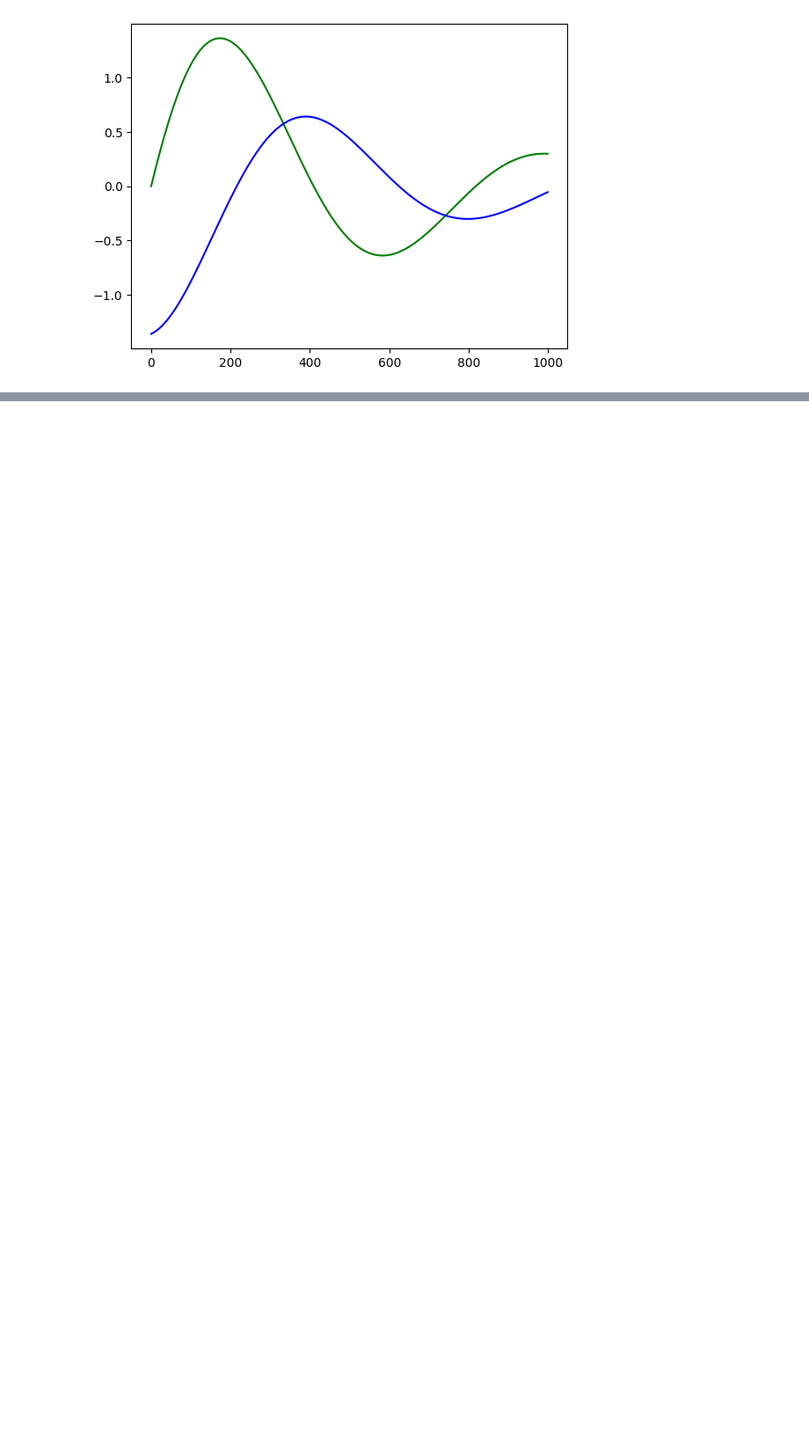
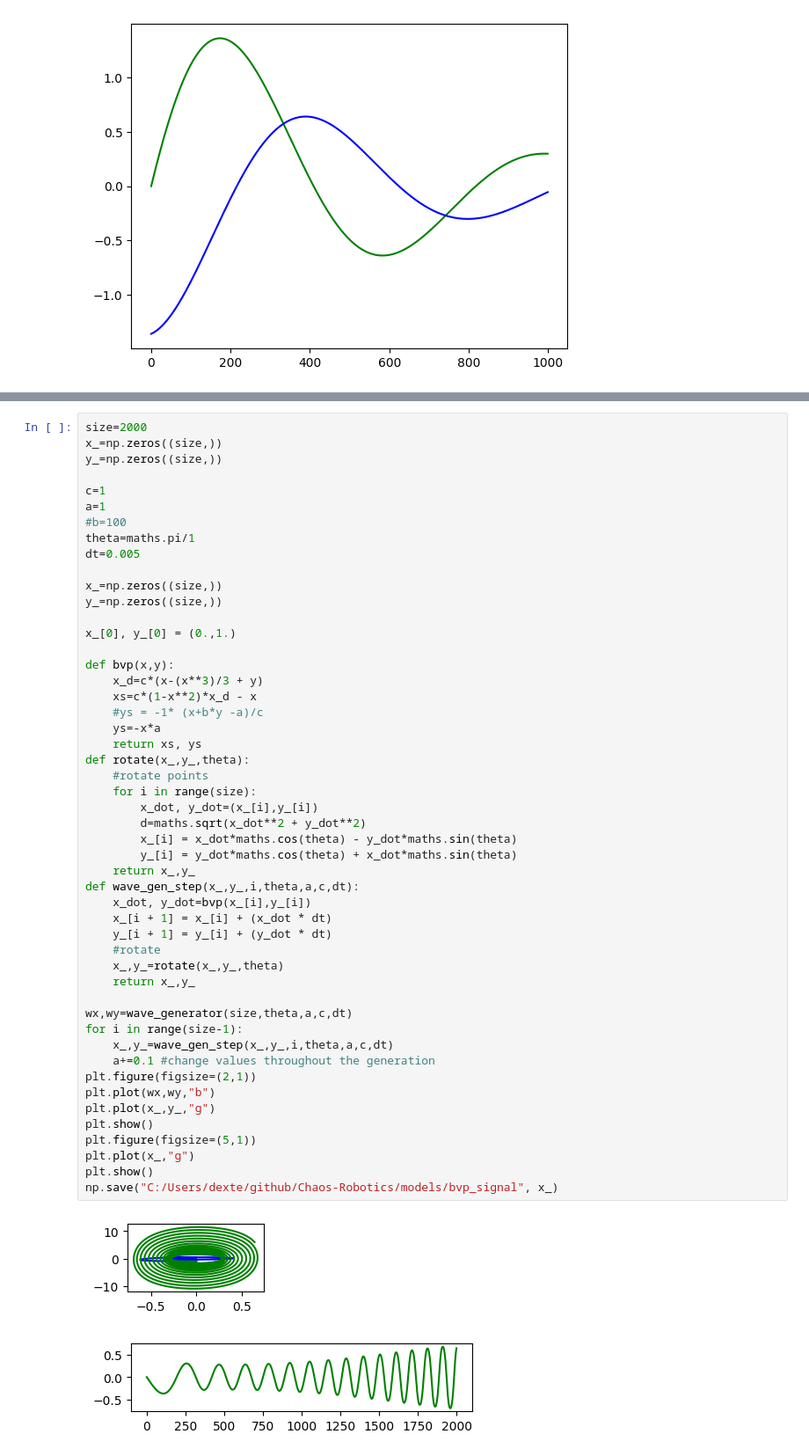
Before and after one commit to shepai/Chaos-Robotics, a Jupyter notebook: Simulation/OpenAIGym/open_ai_example.ipynb, the cells around one changed output, grey strips where cells are left out. Shown at 88% size. Drawn from its saved outputs; the diff is of its cells as text; blank space fills up the shorter version.

```diff
--- a/Simulation/OpenAIGym/open_ai_example.ipynb
+++ b/Simulation/OpenAIGym/open_ai_example.ipynb
@@ -427,0 +467,53 @@ plt.show()
+# %%
+size=2000
+x_=np.zeros((size,))
+y_=np.zeros((size,))
+
+c=1
+a=1
+#b=100
+theta=maths.pi/1
+dt=0.005
+
+x_=np.zeros((size,))
+y_=np.zeros((size,))
+
+x_[0], y_[0] = (0.,1.)
+
+def bvp(x,y):
+    x_d=c*(x-(x**3)/3 + y)
+    xs=c*(1-x**2)*x_d - x
+    #ys = -1* (x+b*y -a)/c
+    ys=-x*a
+    return xs, ys
+def rotate(x_,y_,theta):
+    #rotate points
+    for i in range(size):
+        x_dot, y_dot=(x_[i],y_[i])
+        d=maths.sqrt(x_dot**2 + y_dot**2)
+        x_[i] = x_dot*maths.cos(theta) - y_dot*maths.sin(theta)
+        y_[i] = y_dot*maths.cos(theta) + x_dot*maths.sin(theta)
+    return x_,y_
+def wave_gen_step(x_,y_,i,theta,a,c,dt):
+    x_dot, y_dot=bvp(x_[i],y_[i])
+    x_[i + 1] = x_[i] + (x_dot * dt)
+    y_[i + 1] = y_[i] + (y_dot * dt)
+    #rotate
+    x_,y_=rotate(x_,y_,theta)
+    return x_,y_
+
+wx,wy=wave_generator(size,theta,a,c,dt)
+for i in range(size-1):
+    x_,y_=wave_gen_step(x_,y_,i,theta,a,c,dt)
+    a+=0.1 #change values throughout the generation
+plt.figure(figsize=(2,1))
+plt.plot(wx,wy,"b")
+plt.plot(x_,y_,"g")
+plt.show()
+plt.figure(figsize=(5,1))
+plt.plot(x_,"g")
+plt.show()
+np.save("C:/Users/dexte/github/Chaos-Robotics/models/bvp_signal", x_)
+# %% [output]
+[figure, added]
+[figure, added]
```
Also changed, not shown: parts of 4 cells of this notebook, 4 other files.
